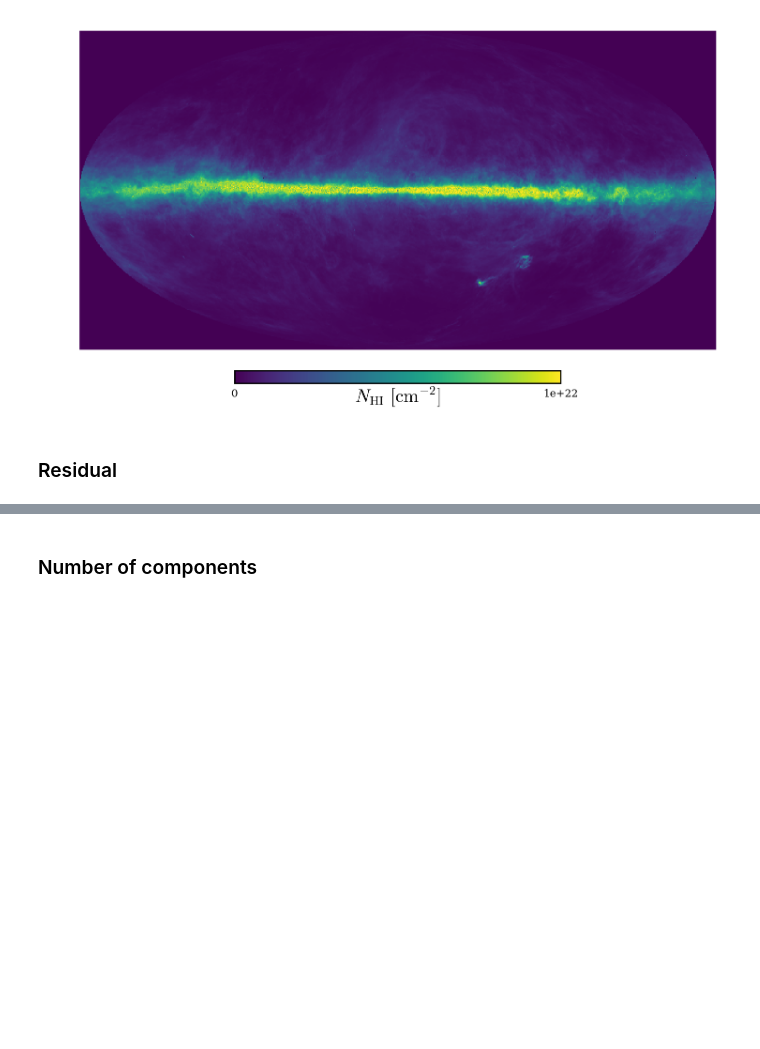
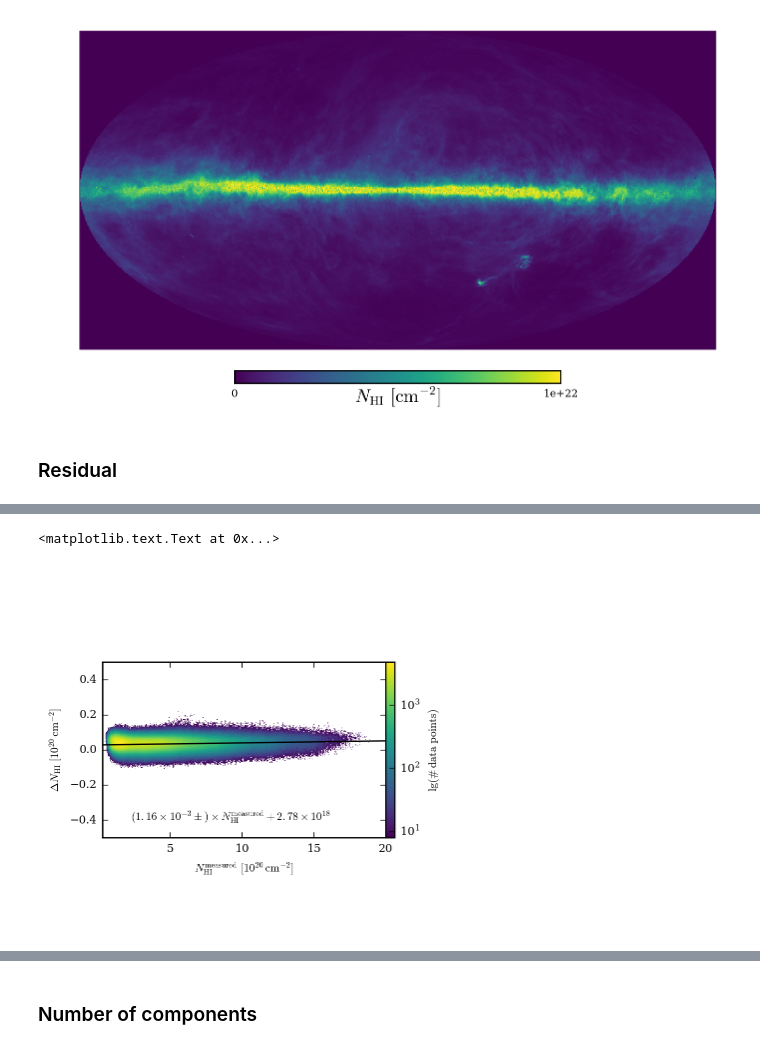
Before and after one commit to DanielLenz/gaussdec, a Jupyter notebook: condensed.ipynb, the cells around one changed output, grey strips where cells are left out. Drawn from its saved outputs; the diff is of its cells as text; code cells hidden in the pictures; blank space fills up the shorter version.

```diff
--- a/condensed.ipynb
+++ b/condensed.ipynb
@@ -59,3 +70,5 @@ sigmas = table.cols.sigma_kms[:]
+# %%
+cont_mask = nhi > 0.
 # %% [markdown]
 ### Extract model values and its fitted parameters
 # %%
@@ -76,0 +104,30 @@ hp.mollview(residual, cmap='viridis', min=-1e20, max=1.e20, fig=1, title='', uni
+# %%
+fig = pl.figure(figsize=P.FIGSIZE_1COL)
+ax = fig.add_axes((0.1, 0.1, 0.8, 0.8))
+cax = fig.add_axes((0.9, 0.1, 0.025, 0.8))
+hist_range = [[3.e-1, 2.e1], [-1., 1.]]
+*_, im = ax.hist2d(nhi[cont_mask & gp_mask]/1.e20, residual[cont_mask & gp_mask]/1.e20,
+              bins=500,
+              range=hist_range,
+              cmin=8,
+              norm=LogNorm())
+ax.plot(xm/1.e20, ym/1.e20, c='k', linestyle='-', linewidth=1)
+
+# colorbar
+cbar = pl.colorbar(im, cax=cax)
+cbar.set_label(r'$\rm lg(\#\, data\ points)$')
+
+# limits
+ax.set_xlim([3.e-1, 2.e1])
+ax.set_ylim([-5e-1, 5e-1])
+
+# labels
+ax.set_xlabel(r'$N_{\rm HI}^{\rm measured}\ [10^{20}\,\rm cm^{-2}]$')
+ax.set_ylabel(r'$\Delta N_{\rm HI}\ [10^{20}\,\rm cm^{-2}]$')
+
+# textbox with fit params
+s = r'$(1.16\times 10^{-3}\pm)\times N_{{\rm HI}}^{{\rm measured}} + {2.78\times 10^{18}}$'
+ax.text(0.1, 0.1, s, transform=ax.transAxes)
+# %% [output]
+<matplotlib.text.Text at 0x...>
+[figure, added]
```
Also changed, not shown: parts of 23 cells of this notebook.
